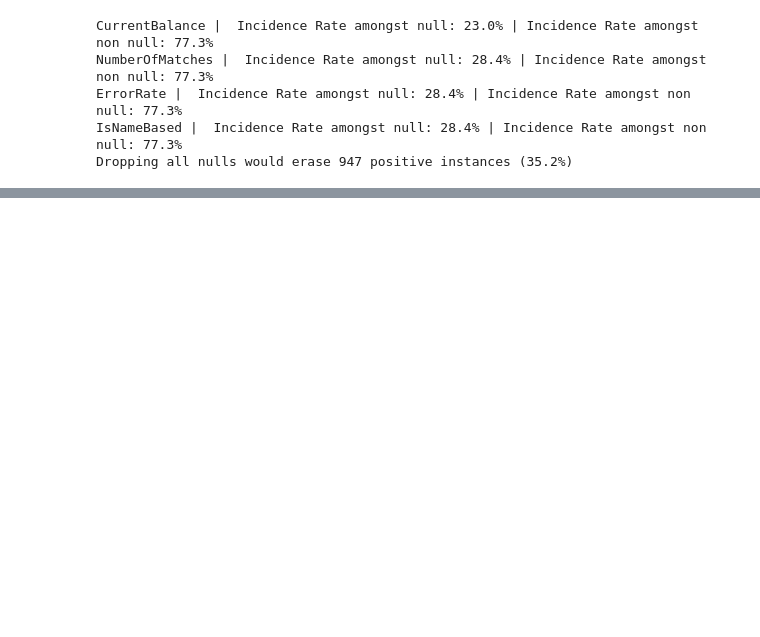
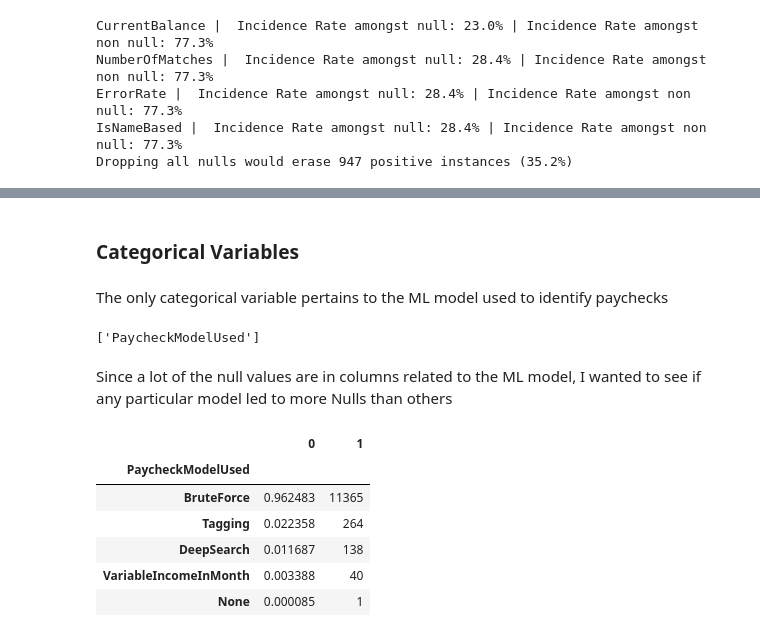
Before and after one commit to scunden/empower-th, a Jupyter notebook: notebooks/0-initial-exploration.ipynb, the cells around one changed output, grey strips where cells are left out. Cells and saved outputs as stored; diff of their text form; code cells hidden in the pictures; blank space fills up the shorter version.

```diff
--- a/notebooks/0-initial-exploration.ipynb
+++ b/notebooks/0-initial-exploration.ipynb
@@ -125,0 +254,20 @@ Dropping all nulls would erase 947 positive instances (35.2%)
+# %% [markdown]
+### Categorical Variables
+# %% [markdown]
+The only categorical variable pertains to the ML model used to identify paychecks
+# %%
+cat_columns
+# %% [output]
+['PaycheckModelUsed']
+# %% [markdown]
+Since a lot of the null values are in columns related to the ML model, I wanted to see if any particular model led to more Nulls than others
+# %%
+pd.concat([df[cat_columns].value_counts(normalize=True, dropna=False), df[cat_columns].value_counts(normalize=False, dropna=False)], axis=1)
+# %% [output]
+|  | 0 | 1 |
+| PaycheckModelUsed |  |  |
+| BruteForce | 0.962483 | 11365 |
+| Tagging | 0.022358 | 264 |
+| DeepSearch | 0.011687 | 138 |
+| VariableIncomeInMonth | 0.003388 | 40 |
+| None | 0.000085 | 1 |
```
Also changed, not shown: parts of 25 cells of this notebook.
